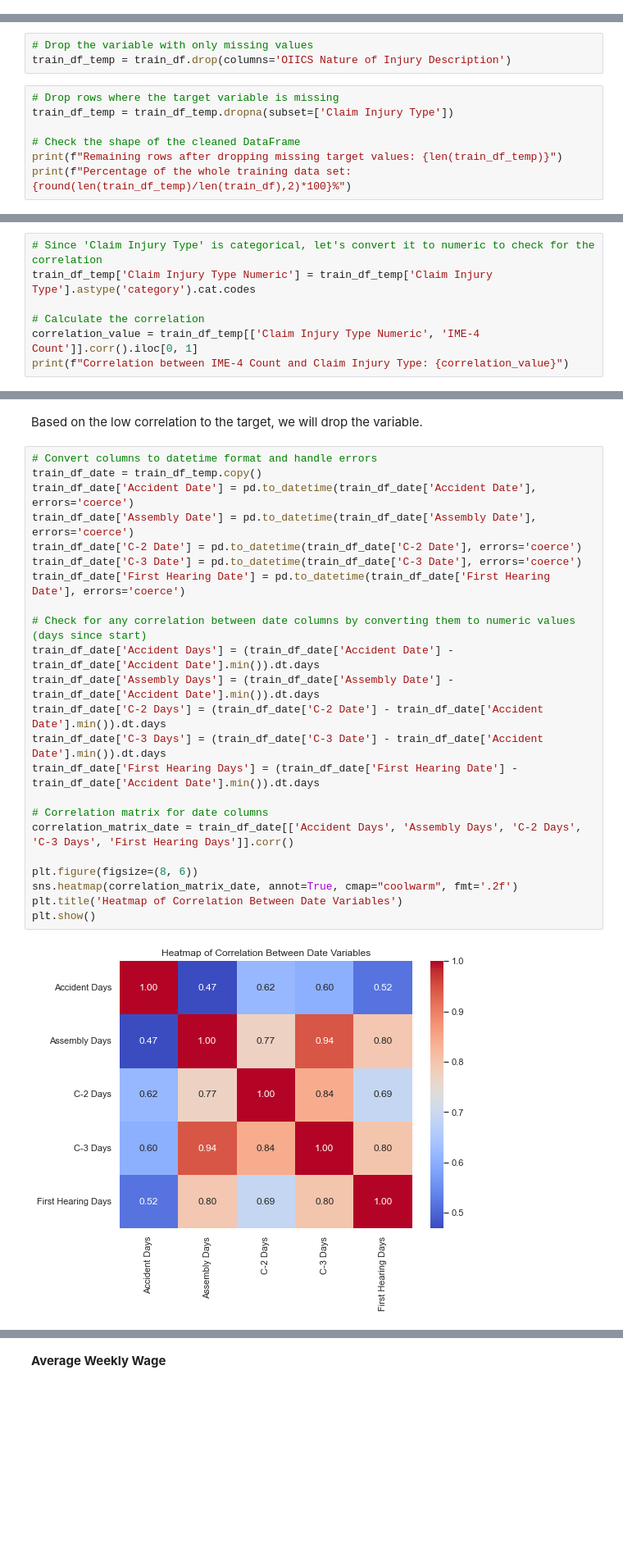
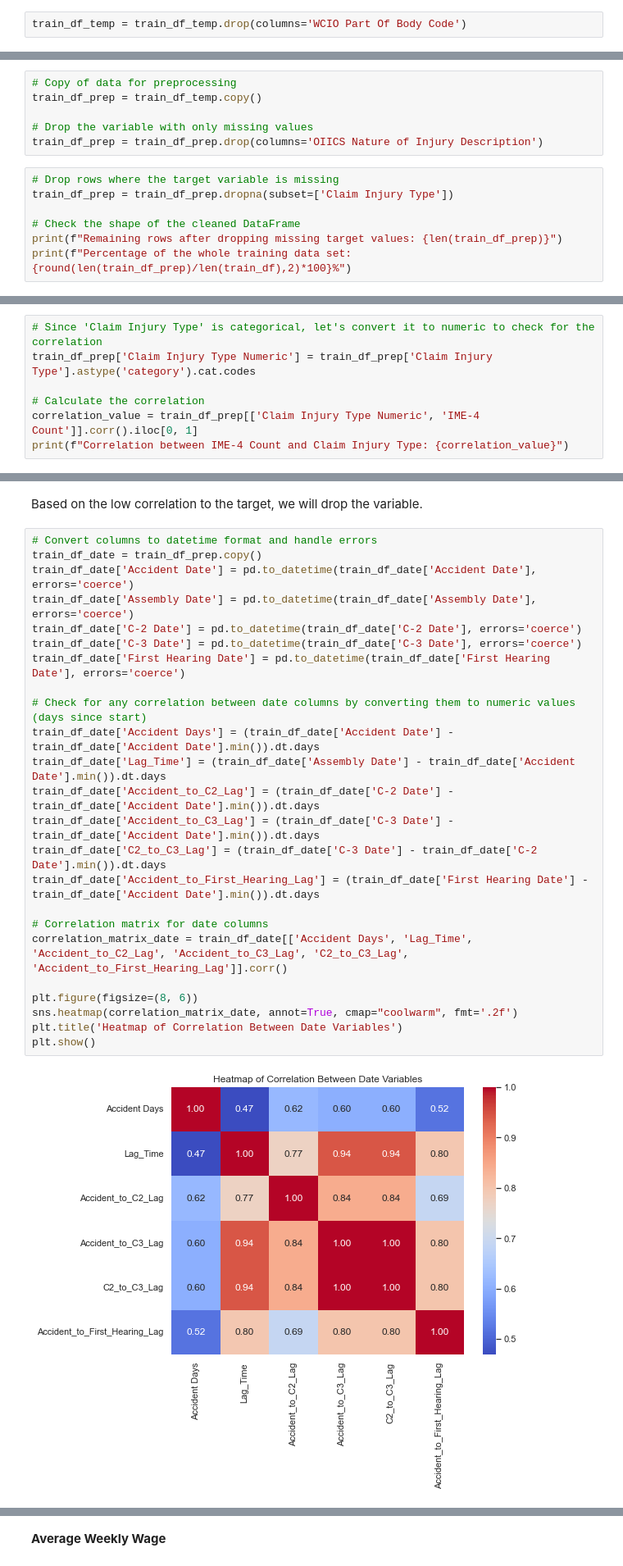
Before and after one commit to alexandregsg/ML_Project_Group52, a Jupyter notebook: Homework_Group52.ipynb, the cells around one changed output, grey strips where cells are left out. Shown at 82% size. Cells and saved outputs as stored; diff of their text form; blank space fills up the shorter version.

```diff
--- a/Homework_Group52.ipynb
+++ b/Homework_Group52.ipynb
@@ -224,3 +405,5 @@ findings. Do not forget to analyse multivariate relationships."_
+# %%
+train_df_temp = train_df_temp.drop(columns='WCIO Part Of Body Code')
 # %% [markdown]
 ## 3. Data Cleaning and Pre-processing <a id='dataclean'></a>
 [to the top](#top)
@@ -266,15 +496,18 @@ The first look at the missing values reveals four insights:
 4. Several variabes show the __same amount of missing values__ (3.28% and 5.91%)
 5. Our target variable __"Claim Injury Type"__ has __19445 missing values__. The respective rows can be dropped because imputation of the target variable introduces artificial outcomes, creating bias and compromising the integrity of our model.
 # %%
+# Copy of data for preprocessing
+train_df_prep = train_df_temp.copy()
+
 # Drop the variable with only missing values
-train_df_temp = train_df.drop(columns='OIICS Nature of Injury Description')
+train_df_prep = train_df_prep.drop(columns='OIICS Nature of Injury Description')
 # %%
 # Drop rows where the target variable is missing
-train_df_temp = train_df_temp.dropna(subset=['Claim Injury Type'])
+train_df_prep = train_df_prep.dropna(subset=['Claim Injury Type'])
 
 # Check the shape of the cleaned DataFrame
-print(f"Remaining rows after dropping missing target values: {len(train_df_temp)}")
-print(f"Percentage of the whole training data set: {round(len(train_df_temp)/len(train_df),2)*100}%")
+print(f"Remaining rows after dropping missing target values: {len(train_df_prep)}")
+print(f"Percentage of the whole training data set: {round(len(train_df_prep)/len(train_df),2)*100}%")
 # %% [output]
 Remaining rows after dropping missing target values: 574026
 Percentage of the whole training data set: 97.0%
@@ -333,10 +560,10 @@ train_df_temp['IME-4 Count'].value_counts()
 Name: IME-4 Count, dtype: int64
 # %%
 # Since 'Claim Injury Type' is categorical, let's convert it to numeric to check for the correlation
-train_df_temp['Claim Injury Type Numeric'] = train_df_temp['Claim Injury Type'].astype('category').cat.codes
+train_df_prep['Claim Injury Type Numeric'] = train_df_prep['Claim Injury Type'].astype('category').cat.codes
 
 # Calculate the correlation
-correlation_value = train_df_temp[['Claim Injury Type Numeric', 'IME-4 Count']].corr().iloc[0, 1]
+correlation_value = train_df_prep[['Claim Injury Type Numeric', 'IME-4 Count']].corr().iloc[0, 1]
 print(f"Correlation between IME-4 Count and Claim Injury Type: {correlation_value}")
 # %% [output]
 Correlation between IME-4 Count and Claim Injury Type: 0.03152676879822572
@@ -344,27 +571,28 @@ Correlation between IME-4 Count and Claim Injury Type: 0.03152676879822572
 Based on the low correlation to the target, we will drop the variable.
 # %%
 # Convert columns to datetime format and handle errors
-train_df_date = train_df_temp.copy()
+train_df_date = train_df_prep.copy()
 train_df_date['Accident Date'] = pd.to_datetime(train_df_date['Accident Date'], errors='coerce')
 train_df_date['Assembly Date'] = pd.to_datetime(train_df_date['Assembly Date'], errors='coerce')
 train_df_date['C-2 Date'] = pd.to_datetime(train_df_date['C-2 Date'], errors='coerce')
 train_df_date['C-3 Date'] = pd.to_datetime(train_df_date['C-3 Date'], errors='coerce')
 train_df_date['First Hearing Date'] = pd.to_datetime(train_df_date['First Hearing Date'], errors='coerce')
 
 # Check for any correlation between date columns by converting them to numeric values (days since start)
 train_df_date['Accident Days'] = (train_df_date['Accident Date'] - train_df_date['Accident Date'].min()).dt.days
-train_df_date['Assembly Days'] = (train_df_date['Assembly Date'] - train_df_date['Accident Date'].min()).dt.days
-train_df_date['C-2 Days'] = (train_df_date['C-2 Date'] - train_df_date['Accident Date'].min()).dt.days
-train_df_date['C-3 Days'] = (train_df_date['C-3 Date'] - train_df_date['Accident Date'].min()).dt.days
-train_df_date['First Hearing Days'] = (train_df_date['First Hearing Date'] - train_df_date['Accident Date'].min()).dt.days
+train_df_date['Lag_Time'] = (train_df_date['Assembly Date'] - train_df_date['Accident Date'].min()).dt.days
+train_df_date['Accident_to_C2_Lag'] = (train_df_date['C-2 Date'] - train_df_date['Accident Date'].min()).dt.days
+train_df_date['Accident_to_C3_Lag'] = (train_df_date['C-3 Date'] - train_df_date['Accident Date'].min()).dt.days
+train_df_date['C2_to_C3_Lag'] = (train_df_date['C-3 Date'] - train_df_date['C-2 Date'].min()).dt.days
+train_df_date['Accident_to_First_Hearing_Lag'] = (train_df_date['First Hearing Date'] - train_df_date['Accident Date'].min()).dt.days
 
 # Correlation matrix for date columns
-correlation_matrix_date = train_df_date[['Accident Days', 'Assembly Days', 'C-2 Days', 'C-3 Days', 'First Hearing Days']].corr()
+correlation_matrix_date = train_df_date[['Accident Days', 'Lag_Time', 'Accident_to_C2_Lag', 'Accident_to_C3_Lag', 'C2_to_C3_Lag', 'Accident_to_First_Hearing_Lag']].corr()
 
 plt.figure(figsize=(8, 6))
 sns.heatmap(correlation_matrix_date, annot=True, cmap="coolwarm", fmt='.2f')
 plt.title('Heatmap of Correlation Between Date Variables')
 plt.show()
 # %% [output]
-[figure, old version]
+[figure, new version]
 # %% [markdown]
```
Also changed, not shown: parts of 100 cells of this notebook.
